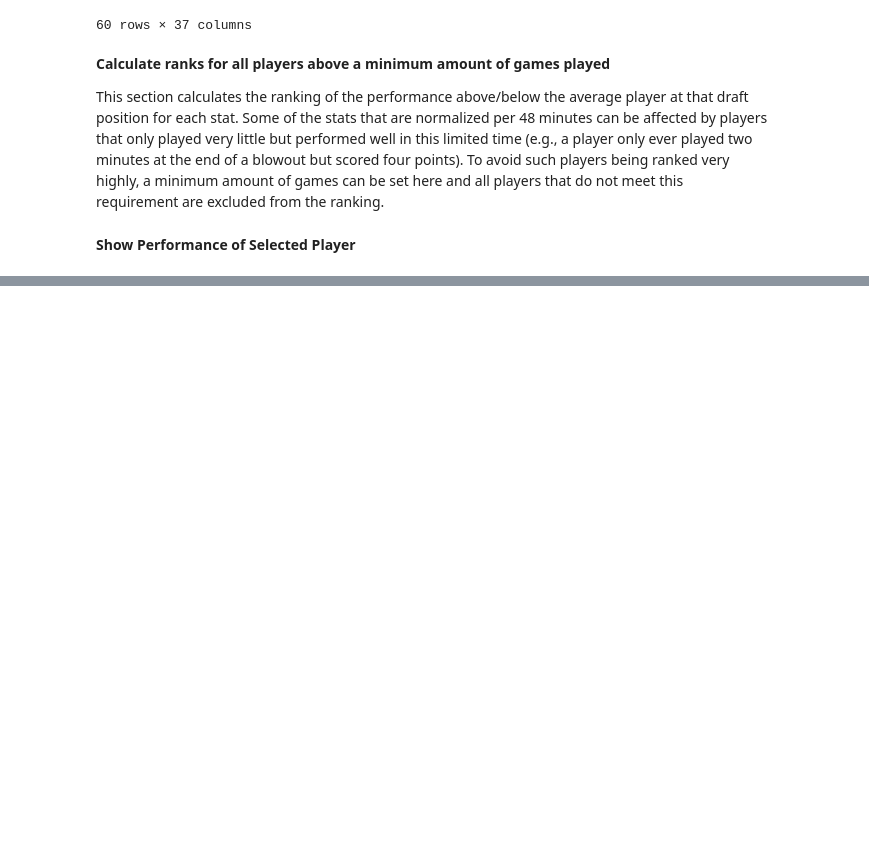
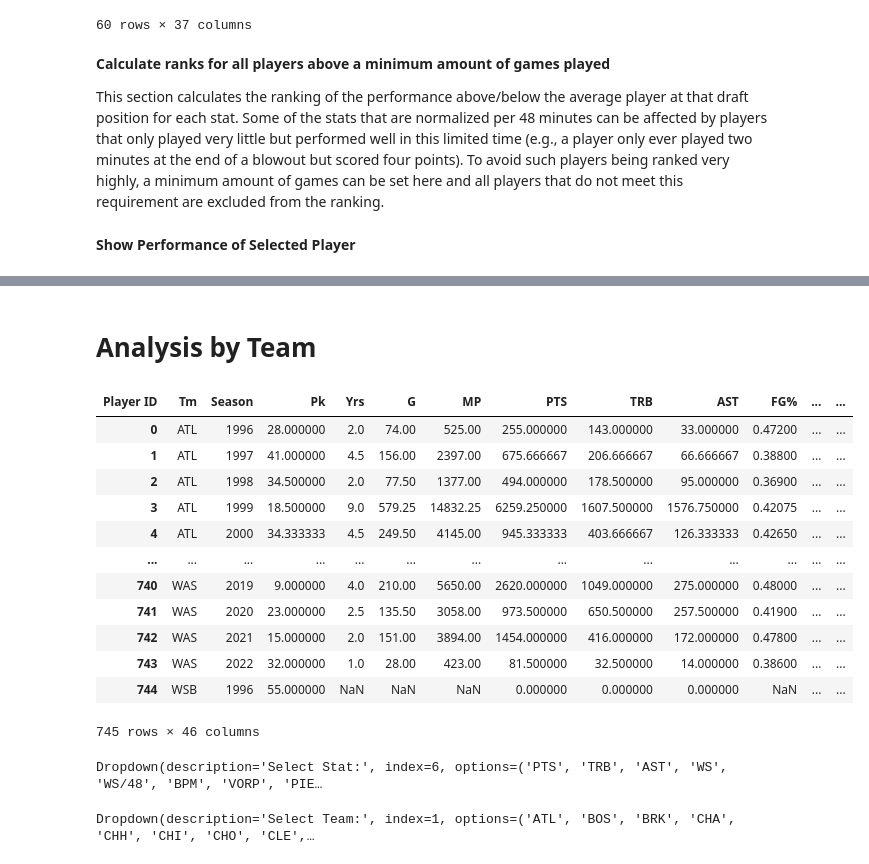
Before and after one commit to FabiosGit/NBA-draft-analysis, a Jupyter notebook: data/nba_stats_build_dfs.ipynb, the cells around one changed output, grey strips where cells are left out. Cells and saved outputs as stored; diff of their text form; code cells hidden in the pictures; blank space fills up the shorter version.

Commit message:
started team scatter plot per season

```diff
--- a/data/nba_stats_build_dfs.ipynb
+++ b/data/nba_stats_build_dfs.ipynb
@@ -355,0 +357,76 @@ Dropdown(description='Select Stat:', index=6, options=('PTS', 'TRB', 'AST', 'WS'
+# %% [markdown]
+# **Analysis by Team**
+# %%
+# group the df_career_na_filled by team and season and calculate the average
+df_team_avg = df_career_na_filled.groupby(['Tm', 'Season']).mean(numeric_only=True)
+df_team_avg = df_team_avg.reset_index()
+
+df_team_avg
+# %% [output]
+| Player ID | Tm | Season | Pk | Yrs | G | MP | PTS | TRB | AST | FG% | ... | ... |
+| 0 | ATL | 1996 | 28.000000 | 2.0 | 74.00 | 525.00 | 255.000000 | 143.000000 | 33.000000 | 0.47200 | ... | ... |
+| 1 | ATL | 1997 | 41.000000 | 4.5 | 156.00 | 2397.00 | 675.666667 | 206.666667 | 66.666667 | 0.38800 | ... | ... |
+| 2 | ATL | 1998 | 34.500000 | 2.0 | 77.50 | 1377.00 | 494.000000 | 178.500000 | 95.000000 | 0.36900 | ... | ... |
+| 3 | ATL | 1999 | 18.500000 | 9.0 | 579.25 | 14832.25 | 6259.250000 | 1607.500000 | 1576.750000 | 0.42075 | ... | ... |
+| 4 | ATL | 2000 | 34.333333 | 4.5 | 249.50 | 4145.00 | 945.333333 | 403.666667 | 126.333333 | 0.42650 | ... | ... |
+| ... | ... | ... | ... | ... | ... | ... | ... | ... | ... | ... | ... | ... |
+| 740 | WAS | 2019 | 9.000000 | 4.0 | 210.00 | 5650.00 | 2620.000000 | 1049.000000 | 275.000000 | 0.48000 | ... | ... |
+| 741 | WAS | 2020 | 23.000000 | 2.5 | 135.50 | 3058.00 | 973.500000 | 650.500000 | 257.500000 | 0.41900 | ... | ... |
+| 742 | WAS | 2021 | 15.000000 | 2.0 | 151.00 | 3894.00 | 1454.000000 | 416.000000 | 172.000000 | 0.47800 | ... | ... |
+| 743 | WAS | 2022 | 32.000000 | 1.0 | 28.00 | 423.00 | 81.500000 | 32.500000 | 14.000000 | 0.38600 | ... | ... |
+| 744 | WSB | 1996 | 55.000000 | NaN | NaN | NaN | 0.000000 | 0.000000 | 0.000000 | NaN | ... | ... |
+745 rows × 46 columns
+# %%
+# create a scatter plot with the average of each team for each season. The seasons should be the x axis and the selected relevant stat differences should be the y axis
+def create_team_scatter(selected_stat, selected_team):
+    fig = px.scatter(df_team_avg, x='Season', y=f'{selected_stat}_diff', hover_name='Tm',
+                     hover_data={'Tm': True, selected_stat: True, f'{selected_stat}_diff': True})
+
+    # add a red dot for all stats of the selected team
+    fig.add_trace(px.scatter(df_team_avg[df_team_avg['Tm'] == selected_team], x='Season', y=f'{selected_stat}_diff', hover_name='Tm',
+                                hover_data={'Tm': True, selected_stat: True, f'{selected_stat}_diff': True},
+                                color_discrete_sequence=['red']).data[0])
+    fig.update_traces(marker=dict(size=12), showlegend=False)
+    fig.update_layout(title=f'{selected_stat} Difference vs Season for Teams',
+                      xaxis_title='Season', yaxis_title=f'{selected_stat} Difference')
+    fig.show()
+
+# create a dropdown widget with all relevant stats
+stat_dropdown_team_scatter = widgets.Dropdown(
+    options=relevant_stats,
+    description='Select Stat:',
+    disabled=False,
+)
+
+# create a dropdown widget with all teams
+team_dropdown_team_scatter = widgets.Dropdown(
+    options=df_team_avg['Tm'].unique().tolist(),
+    description='Select Team:',
+    disabled=False,
+)
+
+# Define the output area to display the scatter plot
+output_team_scatter = widgets.Output()
+
+# Observe changes in the value of the dropdown and call the function
+def on_value_change_team_scatter(change):
+    clear_output()
+    output_team_scatter.clear_output()
+    selected_stat = stat_dropdown_team_scatter.value
+    selected_team = team_dropdown_team_scatter.value
+
+    display(stat_dropdown_team_scatter)
+    display(team_dropdown_team_scatter)
+    with output_team_scatter:
+        create_team_scatter(selected_stat, selected_team)
+
+stat_dropdown_team_scatter.observe(on_value_change_team_scatter, names='value')
+team_dropdown_team_scatter.observe(on_value_change_team_scatter, names='value')
+
+# Display the dropdown and the output area
+display(stat_dropdown_team_scatter)
+display(team_dropdown_team_scatter)
+display(output_team_scatter)
+# %% [output]
+Dropdown(description='Select Stat:', index=6, options=('PTS', 'TRB', 'AST', 'WS', 'WS/48', 'BPM', 'VORP', 'PIE…
+Dropdown(description='Select Team:', index=1, options=('ATL', 'BOS', 'BRK', 'CHA', 'CHH', 'CHI', 'CHO', 'CLE',…
```
Also changed, not shown: parts of 2 cells of this notebook.
